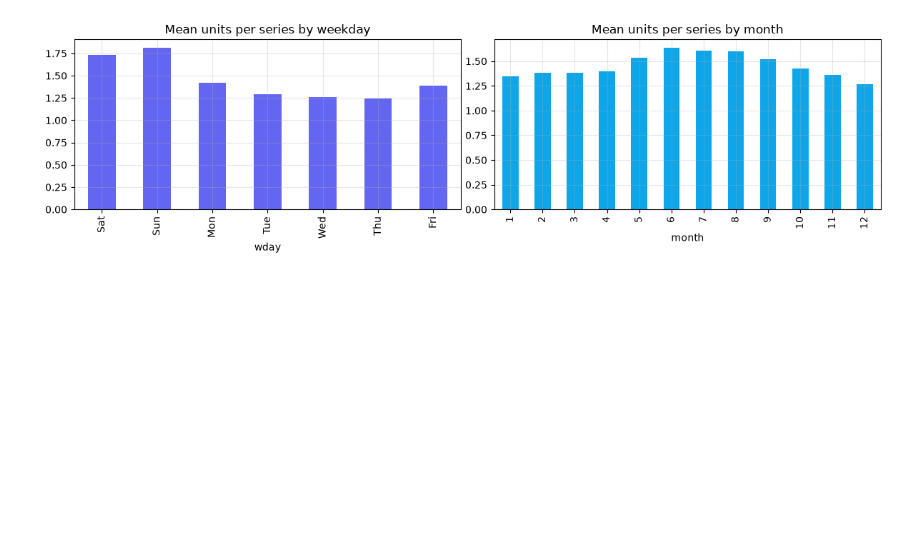
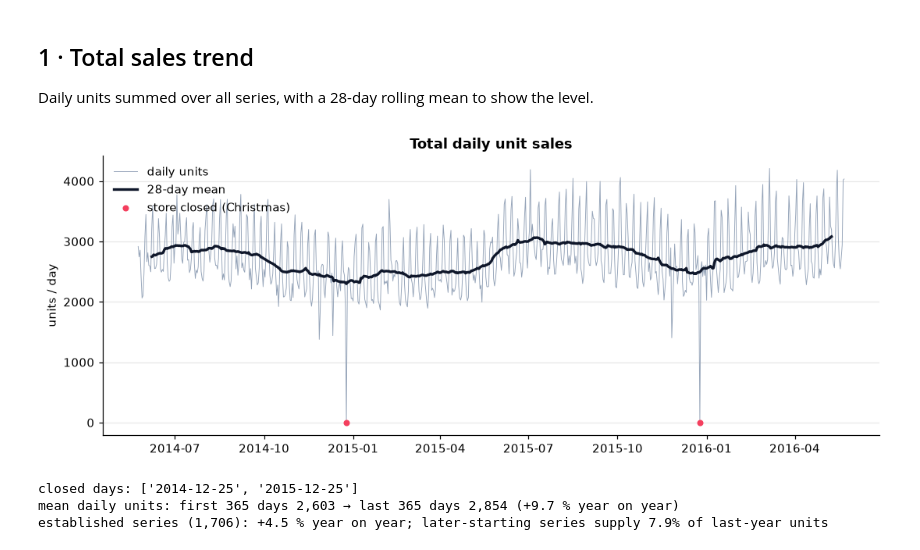
Before and after one commit to Nayeem135/End-to-End-Demand-Forecasting-Intelligent-Inventory-Optimization-Engine, a Jupyter notebook: notebooks/01_eda.ipynb, the cells around one changed output. Cells and saved outputs as stored; diff of their text form; code cells hidden in the pictures; blank space fills up the shorter version.

```diff
--- a/notebooks/01_eda.ipynb
+++ b/notebooks/01_eda.ipynb
@@ -49,0 +54,14 @@ ax.legend();
+# %%
+df = pd.read_parquet("data/processed/sales.parquet")
+report = json.loads(Path("data/processed/quality_report.json").read_text())
+print(f"{report['n_series']:,} SKU-store series · {report['n_items']} items · {report['n_stores']} stores · "
+      f"{report['start']} → {report['end']} ({report['n_days']} days) · {report['n_rows']:,} rows")
+
+# Demand relative to the series' own average, and to its own same-weekday average.
+# Ratios make series of very different volumes comparable; the weekday version removes
+# weekly seasonality so that event / price / SNAP effects are not confounded with weekends.
+series_mean = df.groupby("unique_id")["y"].transform("mean")
+dow_mean = df.groupby(["unique_id", "wday"])["y"].transform("mean")
+df["rel"] = df["y"] / series_mean.where(series_mean > 0)
+df["rel_dow"] = df["y"] / dow_mean.where(dow_mean > 0)
+df.head(3)
@@ -50,9 +74,38 @@ ax.legend();
+# %% [markdown]
+## 1 · Total sales trend
+
+Daily units summed over all series, with a 28-day rolling mean to show the level.
 # %%
-fig, axes = plt.subplots(1, 2, figsize=(12, 3.5))
-weekday = df.groupby("wday")["y"].mean().rename(index={1: "Sat", 2: "Sun", 3: "Mon", 4: "Tue", 5: "Wed", 6: "Thu", 7: "Fri"})
-weekday.plot.bar(ax=axes[0], color="#6366f1", title="Mean units per series by weekday")
-df.groupby("month")["y"].mean().plot.bar(ax=axes[1], color="#0ea5e9", title="Mean units per series by month")
-plt.tight_layout()
+daily = df.groupby("ds")["y"].sum()
+closed = daily[daily < 0.1 * daily.median()]
+fig, ax = plt.subplots()
+ax.plot(daily.index, daily, lw=0.6, color="#94a3b8", label="daily units")
+ax.plot(daily.index, daily.rolling(28, center=True).mean(), lw=2.2, color="#0f172a", label="28-day mean")
+ax.scatter(closed.index, closed, color="#f43f5e", zorder=3, s=18, label="store closed (Christmas)")
+ax.set(title="Total daily unit sales", ylabel="units / day")
+ax.legend(loc="upper left")
+save(fig, "01_total_sales_trend")
+plt.show()
+
+# Like-for-like trend: each 365-day window contains every season exactly once.
+first_year, last_year = daily.iloc[:365].mean(), daily.iloc[-365:].mean()
+print(f"closed days: {[d.date().isoformat() for d in closed.index]}")
+print(f"mean daily units: first 365 days {first_year:,.0f} → last 365 days {last_year:,.0f} "
+      f"({100 * (last_year / first_year - 1):+.1f} % year on year)")
+
+# How much of that is growth of existing items vs items that start selling later?
+# (Leading zeros are trimmed, so a series "starts" at its first sale; 60 days of grace
+# keeps slow sellers that merely had no sale on day 1 in the established group.)
+first_sale = df.groupby("unique_id")["ds"].min()
+established = first_sale[first_sale <= daily.index[0] + pd.Timedelta(days=60)].index
+est = df[df["unique_id"].isin(established)].groupby("ds")["y"].sum()
+last_days = df[df["ds"] > df["ds"].max() - pd.Timedelta(days=365)]
+new_share = last_days.loc[~last_days["unique_id"].isin(established), "y"].sum() / last_days["y"].sum()
+print(f"established series ({len(established):,}): {100 * (est.iloc[-365:].mean() / est.iloc[:365].mean() - 1):+.1f} % "
+      f"year on year; later-starting series supply {new_share:.1%} of last-year units")
 # %% [output]
-[figure, old version]
+[figure, new version]
+closed days: ['2014-12-25', '2015-12-25']
+mean daily units: first 365 days 2,603 → last 365 days 2,854 (+9.7 % year on year)
+established series (1,706): +4.5 % year on year; later-starting series supply 7.9% of last-year units
 # %% [markdown]
```
Also changed, not shown: parts of 25 cells of this notebook, 11 other files.
